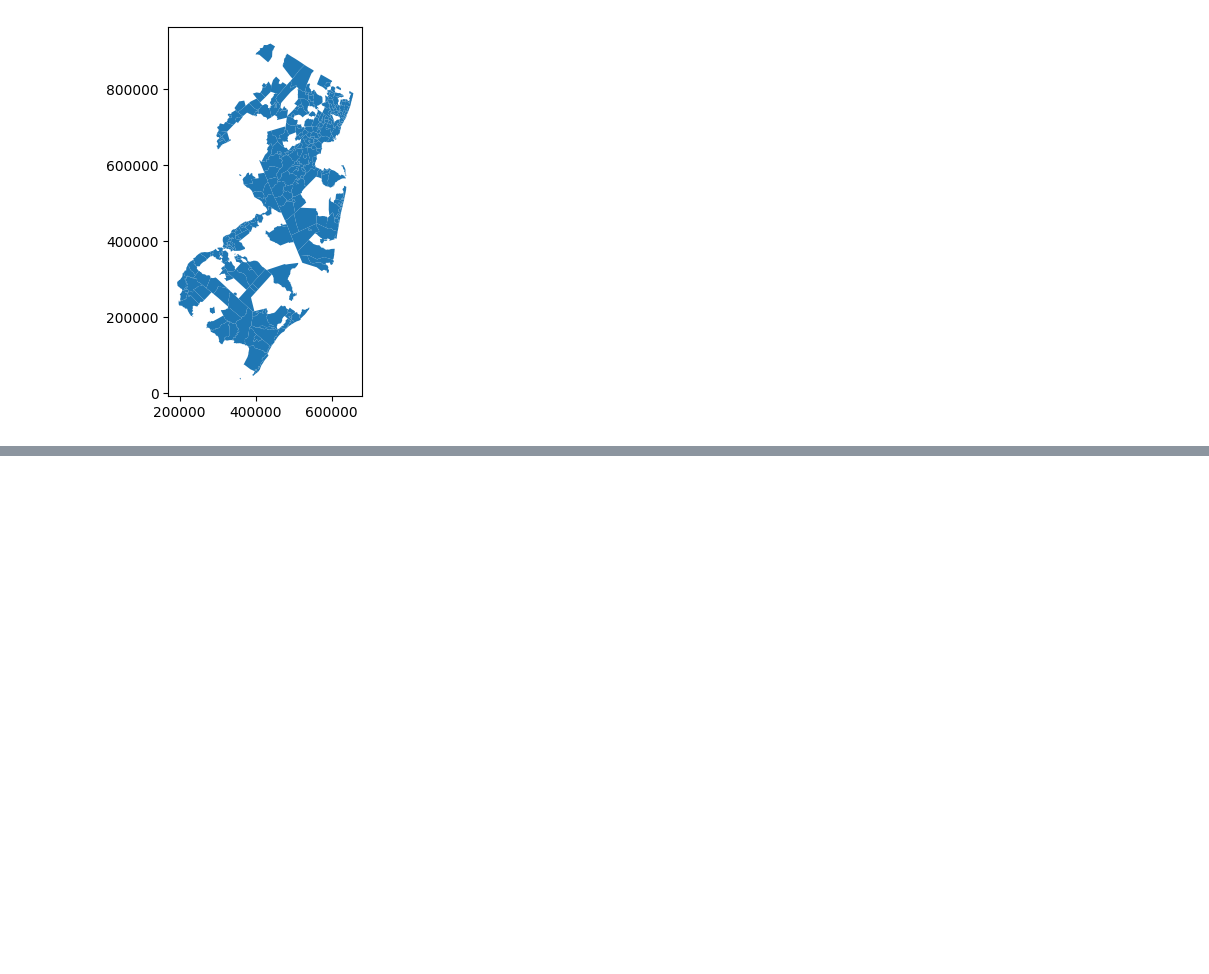
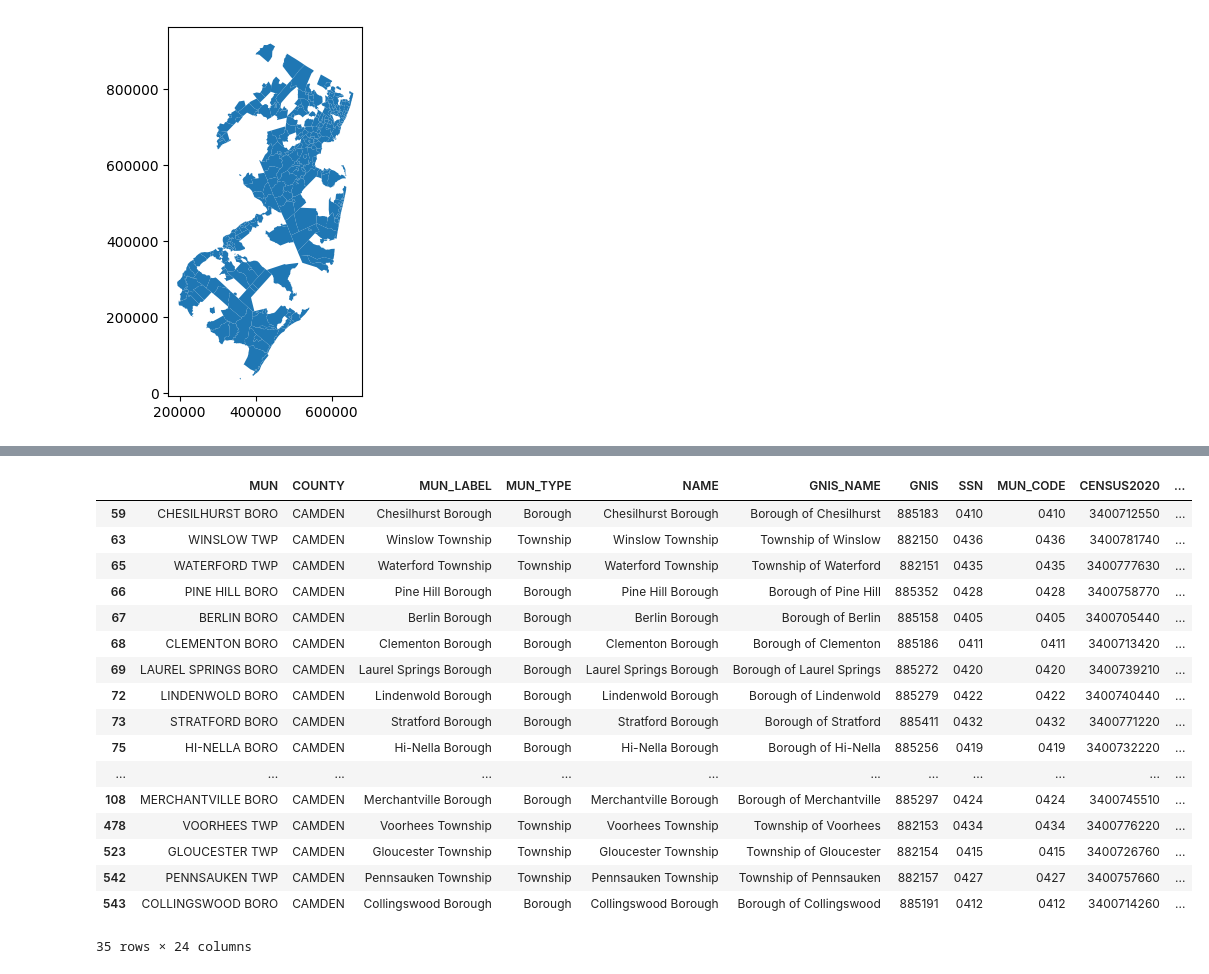
Before and after one commit to MhiyaJ/My-GIS-Stuff, a Jupyter notebook: After_School_Programs.ipynb, the cells around one changed output, grey strips where cells are left out. Drawn from its saved outputs; the diff is of its cells as text; code cells hidden in the pictures; blank space fills up the shorter version.

Commit message:
Camden County 36 Municipalities

```diff
--- a/After_School_Programs.ipynb
+++ b/After_School_Programs.ipynb
@@ -86,0 +100,22 @@ NameError: name 'munis' is not defined
+# %%
+#36 Municipalities in Camden County
+njMun.iloc[[59, 63] + list(range(65, 70)) + [72, 73, 75] + list(range(77, 81)) + [82] + list(range(84, 97)) + [98, 106, 108, 478, 523] + list(range(542, 544))]
+# %% [output]
+|  | MUN | COUNTY | MUN_LABEL | MUN_TYPE | NAME | GNIS_NAME | GNIS | SSN | MUN_CODE | CENSUS2020 | ... |
+| 59 | CHESILHURST BORO | CAMDEN | Chesilhurst Borough | Borough | Chesilhurst Borough | Borough of Chesilhurst | 885183 | 0410 | 0410 | 3400712550 | ... |
+| 63 | WINSLOW TWP | CAMDEN | Winslow Township | Township | Winslow Township | Township of Winslow | 882150 | 0436 | 0436 | 3400781740 | ... |
+| 65 | WATERFORD TWP | CAMDEN | Waterford Township | Township | Waterford Township | Township of Waterford | 882151 | 0435 | 0435 | 3400777630 | ... |
+| 66 | PINE HILL BORO | CAMDEN | Pine Hill Borough | Borough | Pine Hill Borough | Borough of Pine Hill | 885352 | 0428 | 0428 | 3400758770 | ... |
+| 67 | BERLIN BORO | CAMDEN | Berlin Borough | Borough | Berlin Borough | Borough of Berlin | 885158 | 0405 | 0405 | 3400705440 | ... |
+| 68 | CLEMENTON BORO | CAMDEN | Clementon Borough | Borough | Clementon Borough | Borough of Clementon | 885186 | 0411 | 0411 | 3400713420 | ... |
+| 69 | LAUREL SPRINGS BORO | CAMDEN | Laurel Springs Borough | Borough | Laurel Springs Borough | Borough of Laurel Springs | 885272 | 0420 | 0420 | 3400739210 | ... |
+| 72 | LINDENWOLD BORO | CAMDEN | Lindenwold Borough | Borough | Lindenwold Borough | Borough of Lindenwold | 885279 | 0422 | 0422 | 3400740440 | ... |
+| 73 | STRATFORD BORO | CAMDEN | Stratford Borough | Borough | Stratford Borough | Borough of Stratford | 885411 | 0432 | 0432 | 3400771220 | ... |
+| 75 | HI-NELLA BORO | CAMDEN | Hi-Nella Borough | Borough | Hi-Nella Borough | Borough of Hi-Nella | 885256 | 0419 | 0419 | 3400732220 | ... |
+| ... | ... | ... | ... | ... | ... | ... | ... | ... | ... | ... | ... |
+| 108 | MERCHANTVILLE BORO | CAMDEN | Merchantville Borough | Borough | Merchantville Borough | Borough of Merchantville | 885297 | 0424 | 0424 | 3400745510 | ... |
+| 478 | VOORHEES TWP | CAMDEN | Voorhees Township | Township | Voorhees Township | Township of Voorhees | 882153 | 0434 | 0434 | 3400776220 | ... |
+| 523 | GLOUCESTER TWP | CAMDEN | Gloucester Township | Township | Gloucester Township | Township of Gloucester | 882154 | 0415 | 0415 | 3400726760 | ... |
+| 542 | PENNSAUKEN TWP | CAMDEN | Pennsauken Township | Township | Pennsauken Township | Township of Pennsauken | 882157 | 0427 | 0427 | 3400757660 | ... |
+| 543 | COLLINGSWOOD BORO | CAMDEN | Collingswood Borough | Borough | Collingswood Borough | Borough of Collingswood | 885191 | 0412 | 0412 | 3400714260 | ... |
+35 rows × 24 columns
```
Also changed, not shown: parts of 3 cells of this notebook.
